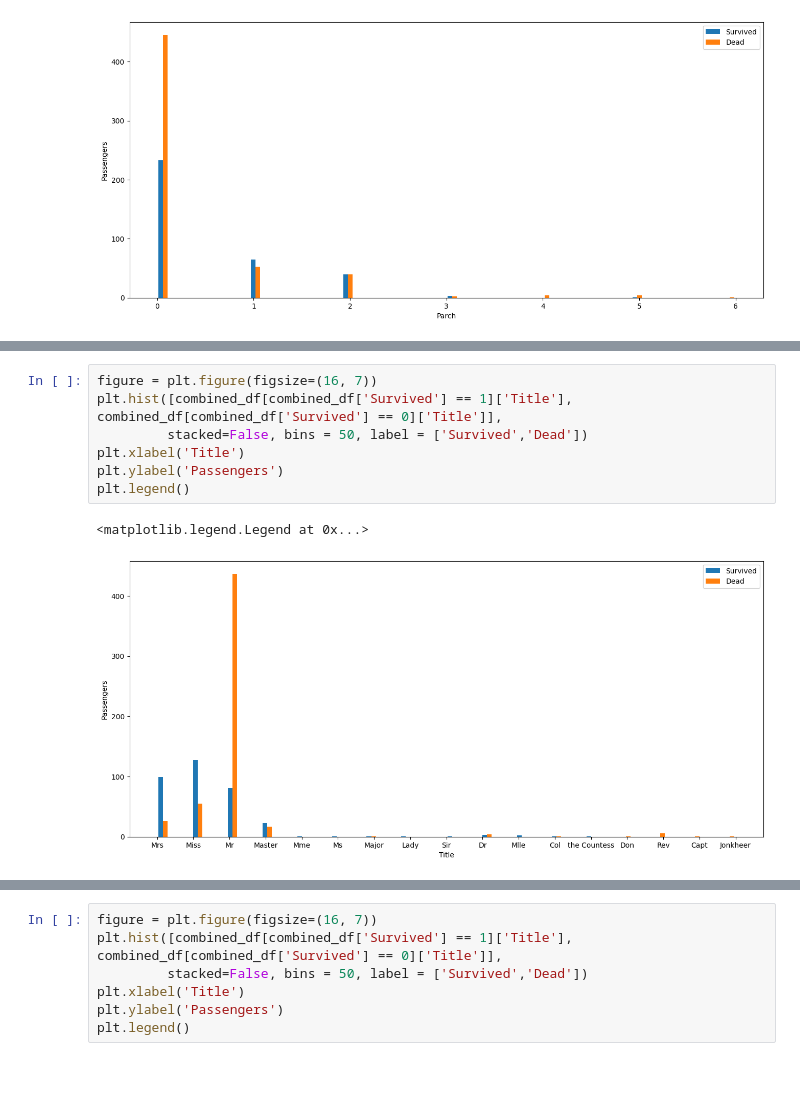
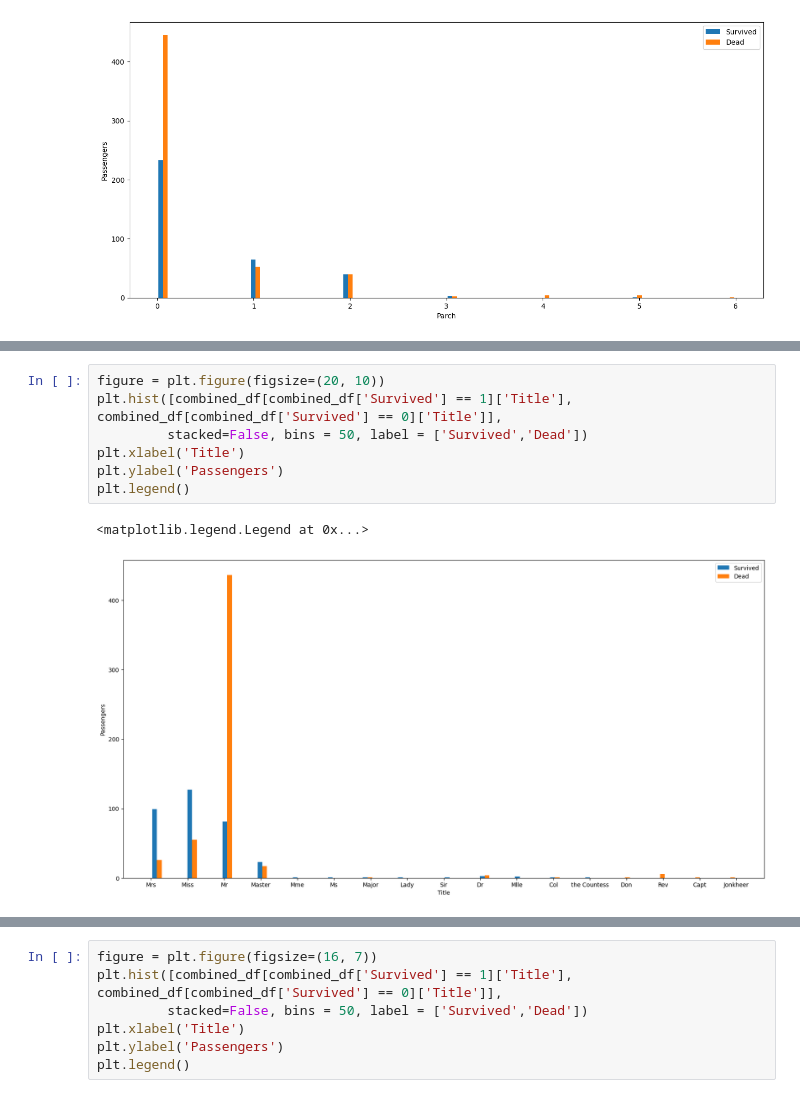
Before and after one commit to d3smondwong/Kaggle-Titanic---Predict-survival, a Jupyter notebook: Kaggle Titanic Predict survival.ipynb, the cells around one changed output, grey strips where cells are left out. Cells and saved outputs as stored; diff of their text form; blank space fills up the shorter version.

```diff
--- a/Kaggle Titanic Predict survival.ipynb
+++ b/Kaggle Titanic Predict survival.ipynb
@@ -151,15 +160,15 @@ combined_df.head()
 | 3 | 4 | 1.0 | 1 | Futrelle, Mrs. Jacques Heath (Lil... | female | 35.0 | 1 | 0 | 113803 | 53.1000 | ... |
 | 4 | 5 | 0.0 | 3 | Allen, Mr. William Henry | male | 35.0 | 0 | 0 | 373450 | 8.0500 | ... |
 # %%
-figure = plt.figure(figsize=(16, 7))
+figure = plt.figure(figsize=(20, 10))
 plt.hist([combined_df[combined_df['Survived'] == 1]['Title'], combined_df[combined_df['Survived'] == 0]['Title']],
          stacked=False, bins = 50, label = ['Survived','Dead'])
 plt.xlabel('Title')
 plt.ylabel('Passengers')
 plt.legend()
 # %% [output]
 <matplotlib.legend.Legend at 0x...>
-[figure, old version]
+[figure, new version]
 # %%
 # Reduce the title to significant groups. Eg. Ms, Miss and Mrs will be common lady
 
```
Also changed, not shown: parts of 51 cells of this notebook, 5 other files.
